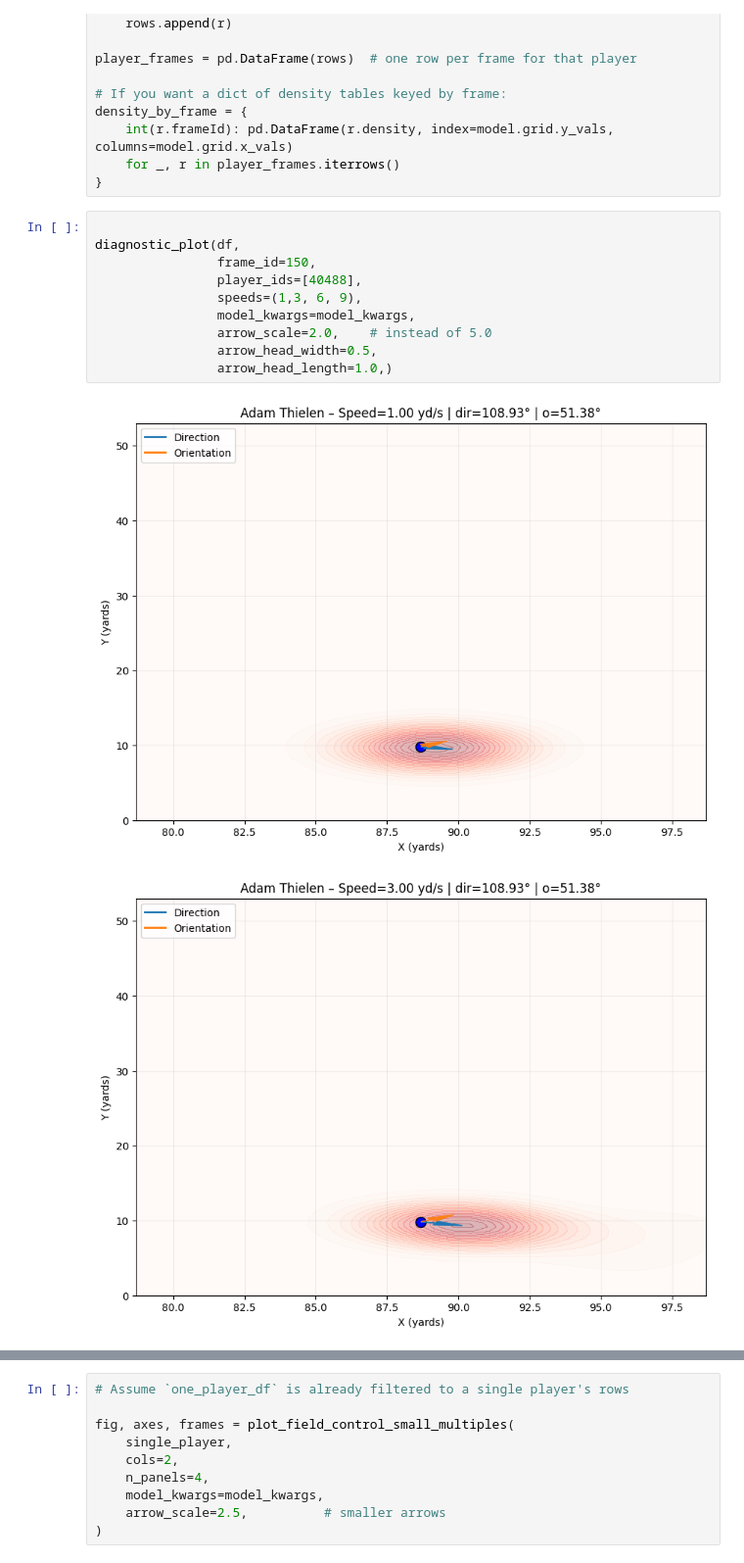
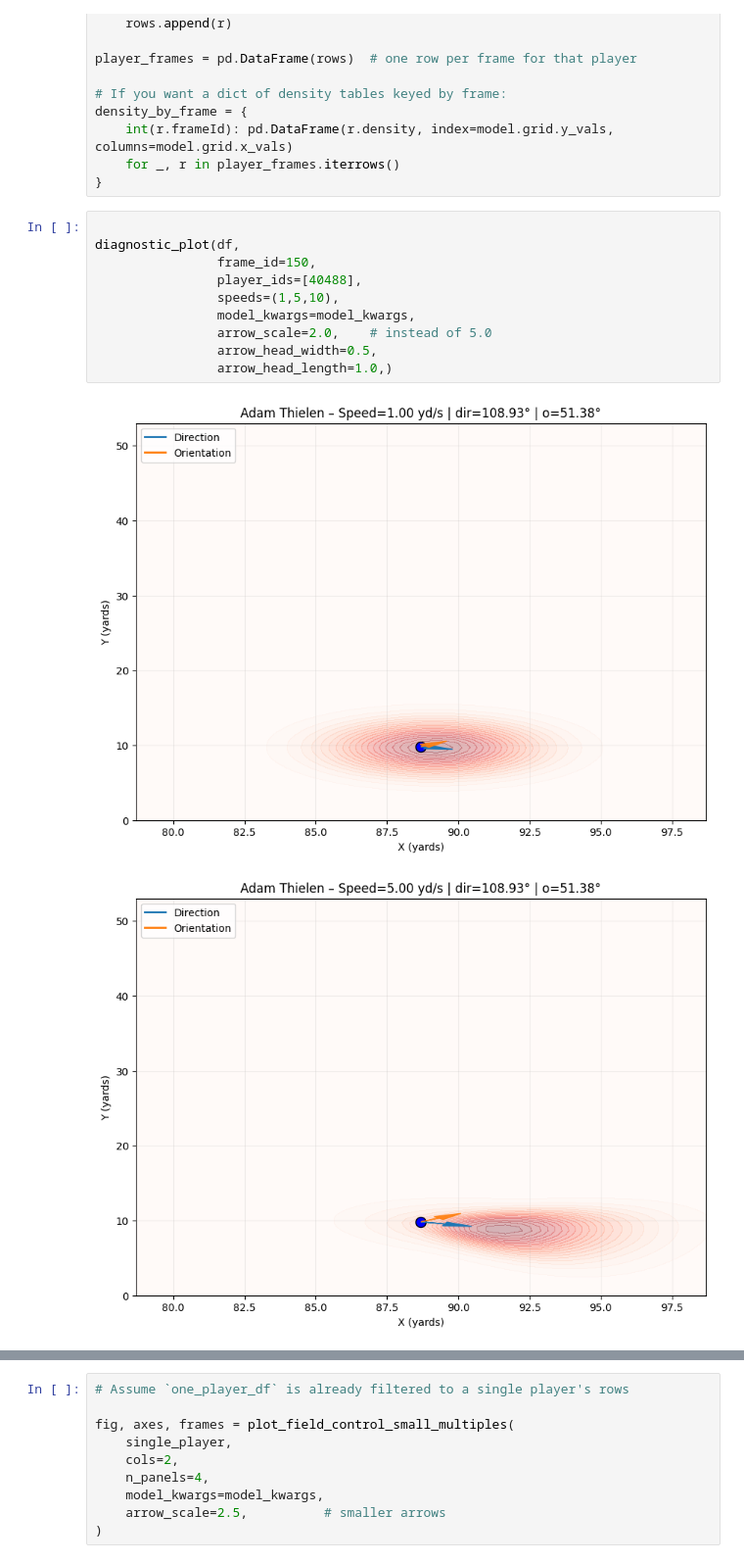
Before and after one commit to cincysam6/Field_Control_Model, a Jupyter notebook: example_usage.ipynb, the cells around one changed output, grey strips where cells are left out. Shown at 98% size. Drawn from its saved outputs; the diff is of its cells as text.

```diff
--- a/example_usage.ipynb
+++ b/example_usage.ipynb
@@ -275,13 +311,13 @@ density_by_frame = {
 # %%
 
 diagnostic_plot(df,
                 frame_id=150,
                 player_ids=[40488],
-                speeds=(1,3, 6, 9),
+                speeds=(1,5,10),
                 model_kwargs=model_kwargs,
                 arrow_scale=2.0,    # instead of 5.0
                 arrow_head_width=0.5,
                 arrow_head_length=1.0,)
 # %% [output]
 [figure]
-[figure, old version]
+[figure, new version]
```
Also changed, not shown: parts of 14 cells of this notebook.
